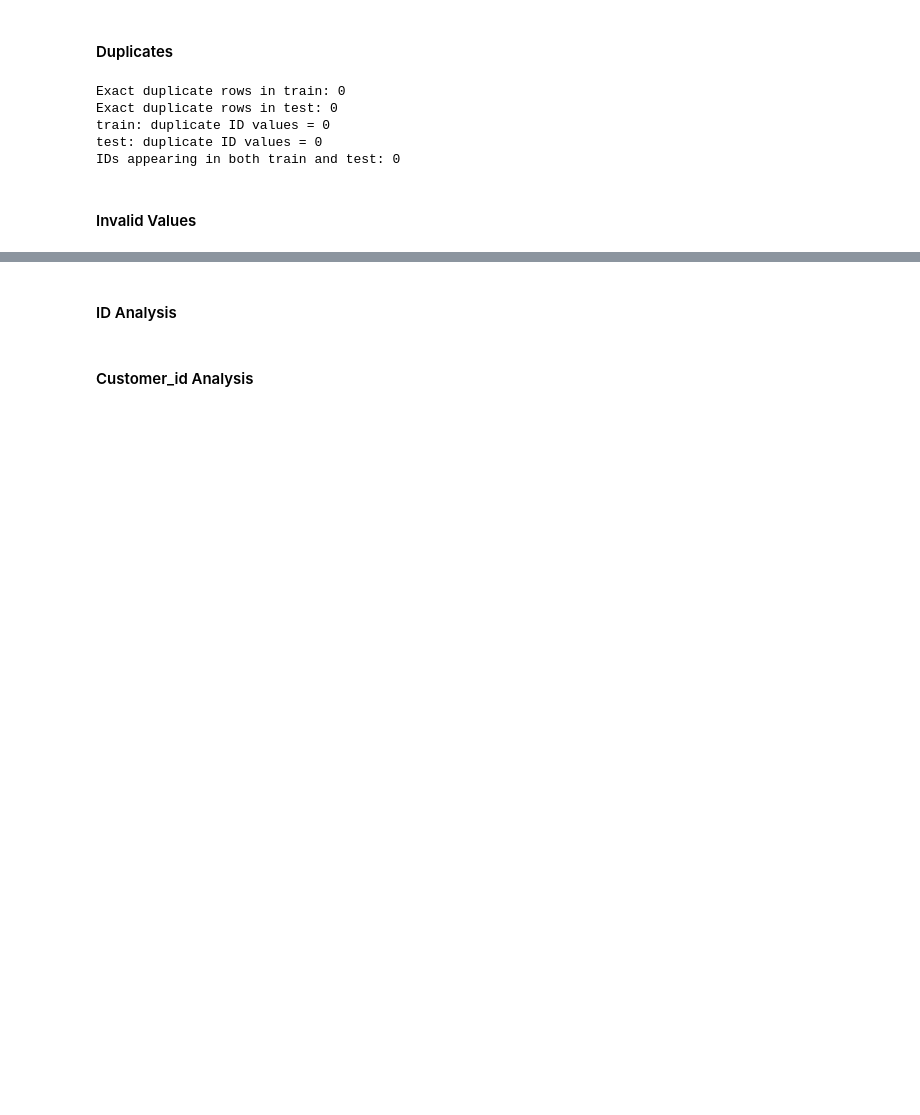
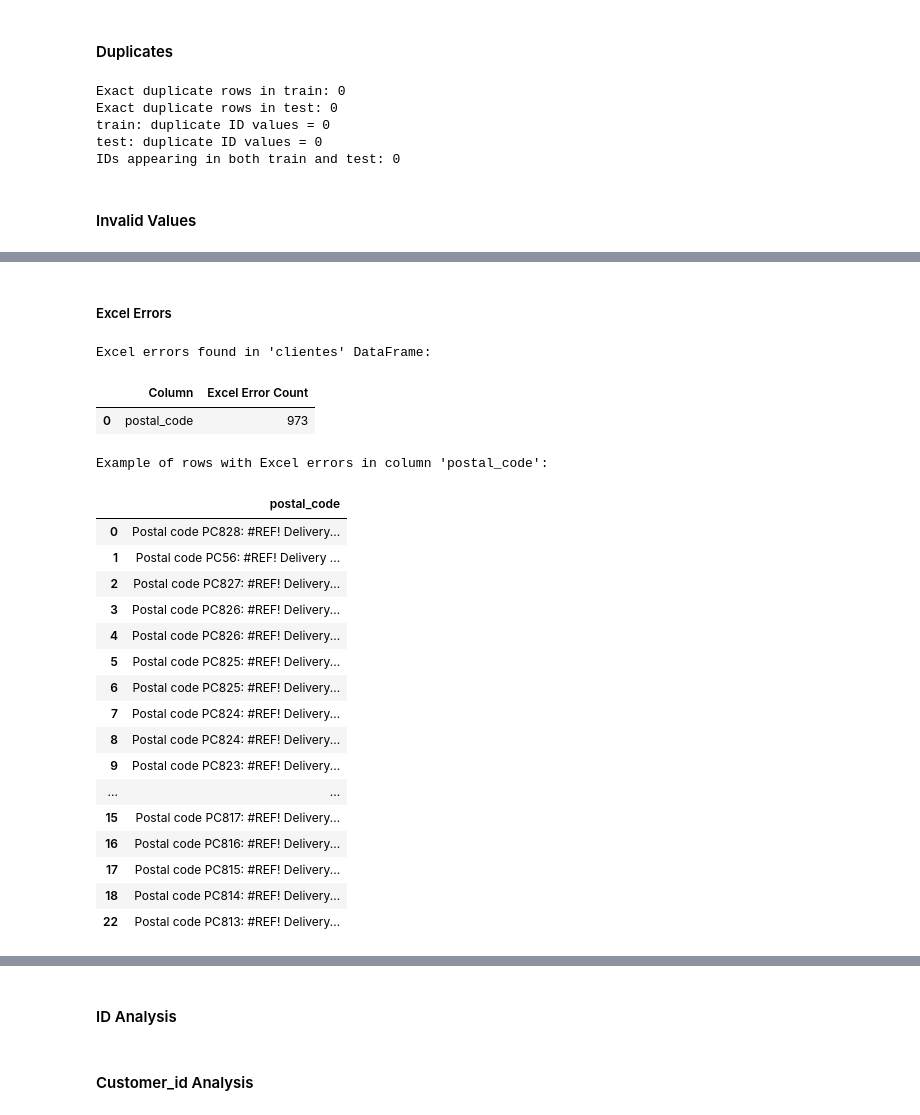
Before and after one commit to luisrafaelsoeiro/ETAI_Project, a Jupyter notebook: exploration.ipynb, the cells around one changed output, grey strips where cells are left out. Cells and saved outputs as stored; diff of their text form; code cells hidden in the pictures; blank space fills up the shorter version.

```diff
--- a/exploration.ipynb
+++ b/exploration.ipynb
@@ -272,0 +354,44 @@ IDs appearing in both train and test: 0
+# %% [markdown]
+##### Excel Errors
+# %%
+excel_errors = ["#REF!", "#N/A", "#DIV/0!", "#VALUE!", "#NAME?"]
+regex_pattern = "|".join(excel_errors)
+
+text_cols_costumers = clientes.select_dtypes(include=['object', 'string']).columns
+errors_excel_dict = {}
+for col in text_cols_costumers:
+    error_mask = clientes[col].str.contains(regex_pattern, na=False,regex=True)
+    count = error_mask.sum()
+    if count > 0:
+        errors_excel_dict[col] = count
+
+if errors_excel_dict:
+    print("Excel errors found in 'clientes' DataFrame:")
+    display(pd.DataFrame(list(errors_excel_dict.items()), columns=["Column", "Excel Error Count"]))
+    example_column = list(errors_excel_dict.keys())[0]
+    print(f"\nExample of rows with Excel errors in column '{example_column}':")
+    display(clientes[clientes[example_column].str.contains(regex_pattern, na=False, regex=True)][[example_column]].head(20))
+else:
+    print("No Excel errors found in 'clientes' DataFrame.")
+# %% [output]
+Excel errors found in 'clientes' DataFrame:
+|  | Column | Excel Error Count |
+| 0 | postal_code | 973 |
+Example of rows with Excel errors in column 'postal_code':
+|  | postal_code |
+| 0 | Postal code PC828: #REF! Delivery... |
+| 1 | Postal code PC56: #REF! Delivery ... |
+| 2 | Postal code PC827: #REF! Delivery... |
+| 3 | Postal code PC826: #REF! Delivery... |
+| 4 | Postal code PC826: #REF! Delivery... |
+| 5 | Postal code PC825: #REF! Delivery... |
+| 6 | Postal code PC825: #REF! Delivery... |
+| 7 | Postal code PC824: #REF! Delivery... |
+| 8 | Postal code PC824: #REF! Delivery... |
+| 9 | Postal code PC823: #REF! Delivery... |
+| ... | ... |
+| 15 | Postal code PC817: #REF! Delivery... |
+| 16 | Postal code PC816: #REF! Delivery... |
+| 17 | Postal code PC815: #REF! Delivery... |
+| 18 | Postal code PC814: #REF! Delivery... |
+| 22 | Postal code PC813: #REF! Delivery... |
```
Also changed, not shown: parts of 7 cells of this notebook.
